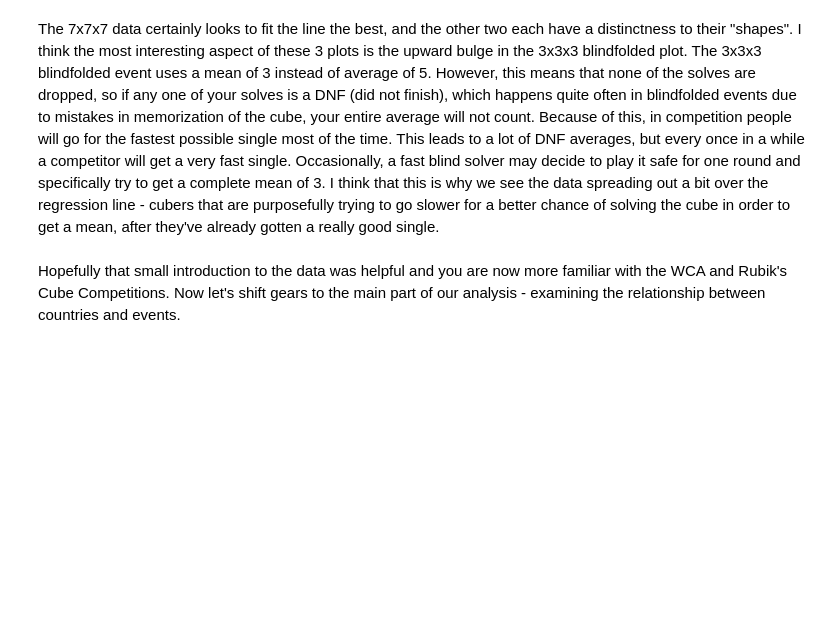
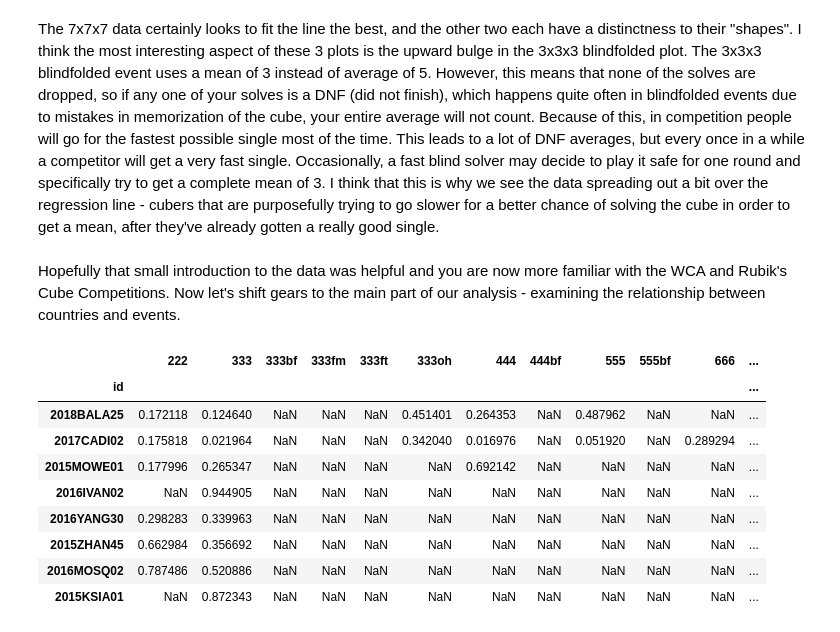
Before and after one commit to seanbelke/CMSC320-Final-Tutorial, a Jupyter notebook: wca-analysis.ipynb, the cells around one changed output. Saved outputs shown, nothing was run; the diff lists cells and outputs as text; code cells hidden in the pictures; blank space fills up the shorter version.

Commit message:
created model table

```diff
--- a/wca-analysis.ipynb
+++ b/wca-analysis.ipynb
@@ -168,0 +121,34 @@ rank_vectors_df = df_persons
+# %%
+# We will begin by whittling down the persons table to just each person's WCA ID and
+# country of residence, and then we will use the WCA ID as the table's index.  First we must
+# load in the dataset with pandas.
+df_persons = pd.read_csv("WCA_export_Persons.tsv", sep = '\t', low_memory=False)
+
+# only retain the two columns from the persons table that we need.
+df_persons = df_persons[['id','countryId']]
+
+# pivot the original dataframe from long to wide format.  This will put it in a format closer to what we want for our
+# machine learning and analysis later on.  We'll just use their single world ranking for now and ignore their average
+# world ranking
+full_df = df.pivot(index = 'personId', columns = 'eventId', values = 'worldRank_single')
+full_df = pd.merge(full_df, df_persons, how = 'left', left_on = 'personId', right_on = 'id')
+full_df.set_index('id', inplace=True)
+
+# convert the values in the table to percentiles (really 1 minus the percentile) instead of raw rankings.
+for event in full_df.columns[:-1]:
+    event_max = full_df[event].max()
+    full_df[event] = full_df[event] / event_max
+
+# display part of the table
+full_df.sample(8, random_state = 7)
+# %% [output]
+|  | 222 | 333 | 333bf | 333fm | 333ft | 333oh | 444 | 444bf | 555 | 555bf | 666 | ... |
+| id |  |  |  |  |  |  |  |  |  |  |  | ... |
+| 2018BALA25 | 0.172118 | 0.124640 | NaN | NaN | NaN | 0.451401 | 0.264353 | NaN | 0.487962 | NaN | NaN | ... |
+| 2017CADI02 | 0.175818 | 0.021964 | NaN | NaN | NaN | 0.342040 | 0.016976 | NaN | 0.051920 | NaN | 0.289294 | ... |
+| 2015MOWE01 | 0.177996 | 0.265347 | NaN | NaN | NaN | NaN | 0.692142 | NaN | NaN | NaN | NaN | ... |
+| 2016IVAN02 | NaN | 0.944905 | NaN | NaN | NaN | NaN | NaN | NaN | NaN | NaN | NaN | ... |
+| 2016YANG30 | 0.298283 | 0.339963 | NaN | NaN | NaN | NaN | NaN | NaN | NaN | NaN | NaN | ... |
+| 2015ZHAN45 | 0.662984 | 0.356692 | NaN | NaN | NaN | NaN | NaN | NaN | NaN | NaN | NaN | ... |
+| 2016MOSQ02 | 0.787486 | 0.520886 | NaN | NaN | NaN | NaN | NaN | NaN | NaN | NaN | NaN | ... |
+| 2015KSIA01 | NaN | 0.872343 | NaN | NaN | NaN | NaN | NaN | NaN | NaN | NaN | NaN | ... |
```
Also changed, not shown: parts of 4 cells of this notebook.
